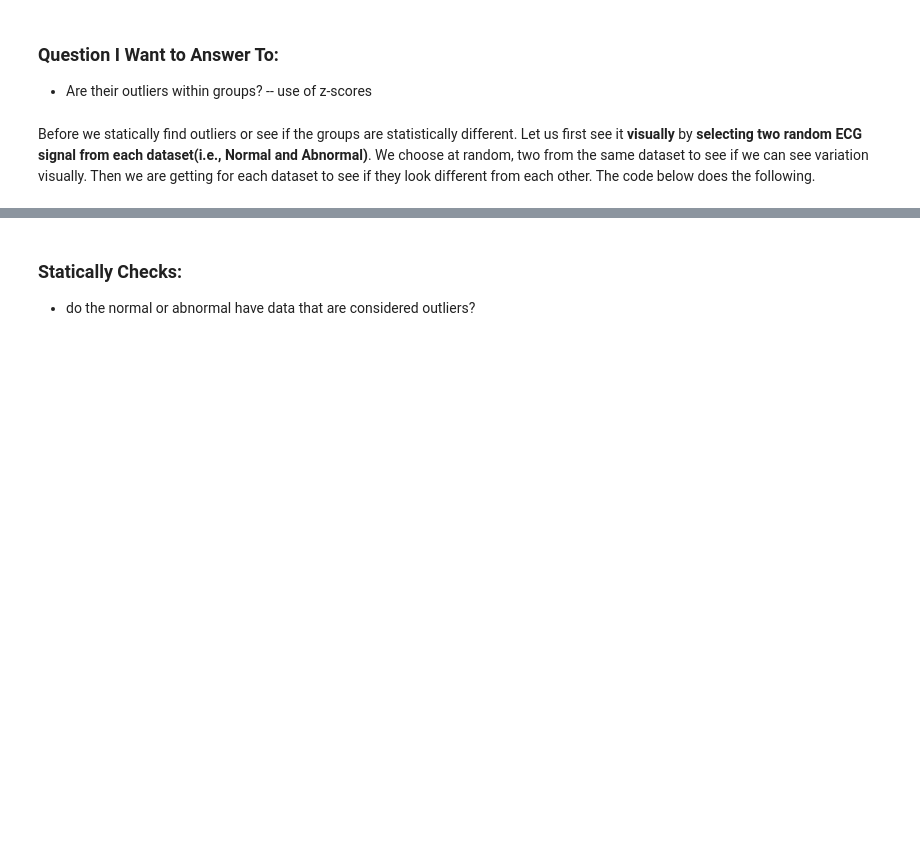
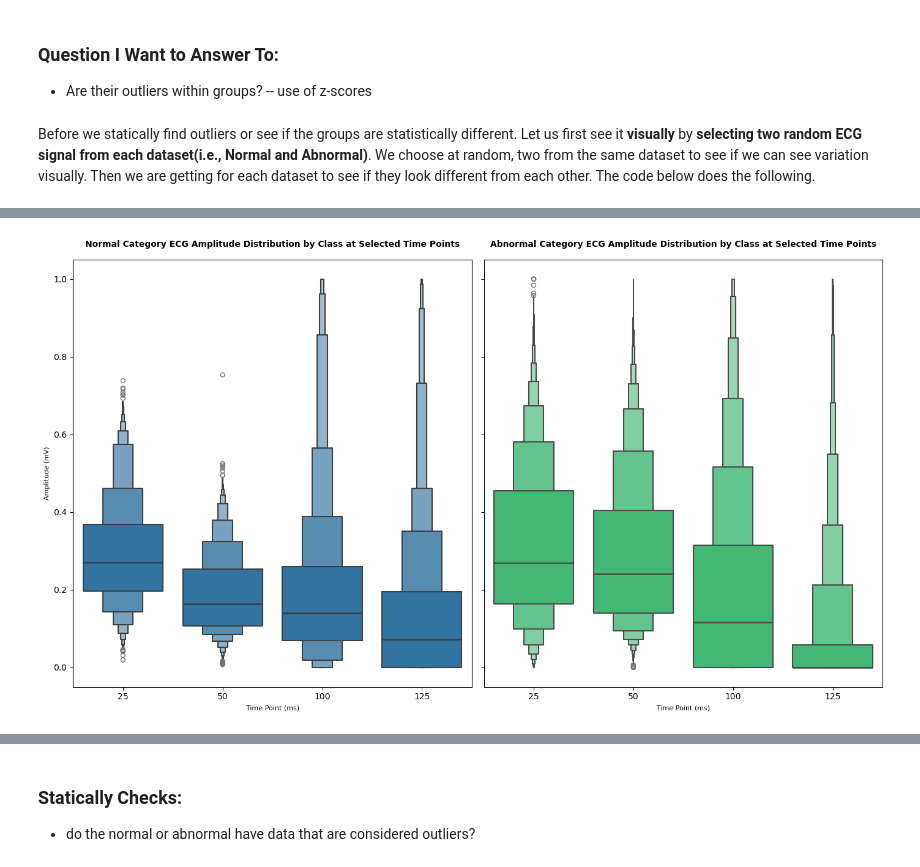
Before and after one commit to Shenukp1/MachineLearningPortfolio, a Jupyter notebook: ECG_Classification/EDA_V2.ipynb, the cells around one changed output, grey strips where cells are left out. Saved outputs shown, nothing was run; the diff lists cells and outputs as text; code cells hidden in the pictures; blank space fills up the shorter version.

```diff
--- a/ECG_Classification/EDA_V2.ipynb
+++ b/ECG_Classification/EDA_V2.ipynb
@@ -253,0 +252,76 @@ def visualize_informative_regions()
+# %%
+def visualize_informative_regions(
+    normal: pd.DataFrame,
+    abnormal: pd.DataFrame,
+    time_points: list[int],
+) -> None:
+    """Visualizes variation/differences in selected time points.
+
+    Args:
+      normal : pd.DataFrame
+        Dataframe that contains the normal ECG signal of a heart.
+      abnormal : pd.DataFrame
+        Dataframe that contains the abnormal ECG signal of a heart.
+      time_points : list[int]
+        The time points that might be visually an informative feature.
+
+    Returns:
+      Graphs two box plots. One for
+    """
+
+    # Create a df that containing the time points we want to visualize and the
+    # values of those time points
+    df_normal_melt = normal.melt(
+        value_vars=time_points, var_name="Time Point", value_name="Amplitudes"
+    )
+    df_abnormal_melt = abnormal.melt(
+        value_vars=time_points, var_name="Time Point", value_name="Amplitudes"
+    )
+
+    fig, axes = plt.subplots(nrows=1, ncols=2, sharey=True, figsize=(14, 8))
+
+    # Plotting normal first
+    sns.boxenplot(
+        data=df_normal_melt,
+        x="Time Point",
+        y="Amplitudes",
+        dodge=True,
+        linewidth=1.5,
+        ax=axes[0],
+    )
+    axes[0].set_title(
+        "Normal Category ECG Amplitude Distribution by Class at Selected Time Points",
+        fontsize=10,  # Slightly smaller than a main title usually
+        fontweight="bold",
+        pad=15,
+    )
+    axes[0].set_xlabel("Time Point (ms)", fontsize=8)
+    axes[0].set_ylabel("Amplitude (mV)", fontsize=8)
+
+    # Plotting abnormal second
+    sns.boxenplot(
+        data=df_abnormal_melt,
+        x="Time Point",
+        y="Amplitudes",
+        dodge=True,
+        linewidth=1.5,
+        ax=axes[1],
+        color="#2ecc71",
+    )
+    axes[1].set_title(
+        "Abnormal Category ECG Amplitude Distribution by Class at Selected Time Points",
+        fontsize=10,
+        fontweight="bold",
+        pad=15,
+    )
+    axes[1].set_xlabel("Time Point (ms)", fontsize=8)
+    axes[1].set_ylabel("Amplitude (mV)", fontsize=8)
+    plt.tight_layout()
+    plt.show()
+
+
+visualize_informative_regions(
+    normal=normal_df, abnormal=abnormal_df, time_points=[25, 50, 100, 125]
+)
+# %% [output]
+[figure, added]
```
Also changed, not shown: parts of 7 cells of this notebook, 1 other file.
